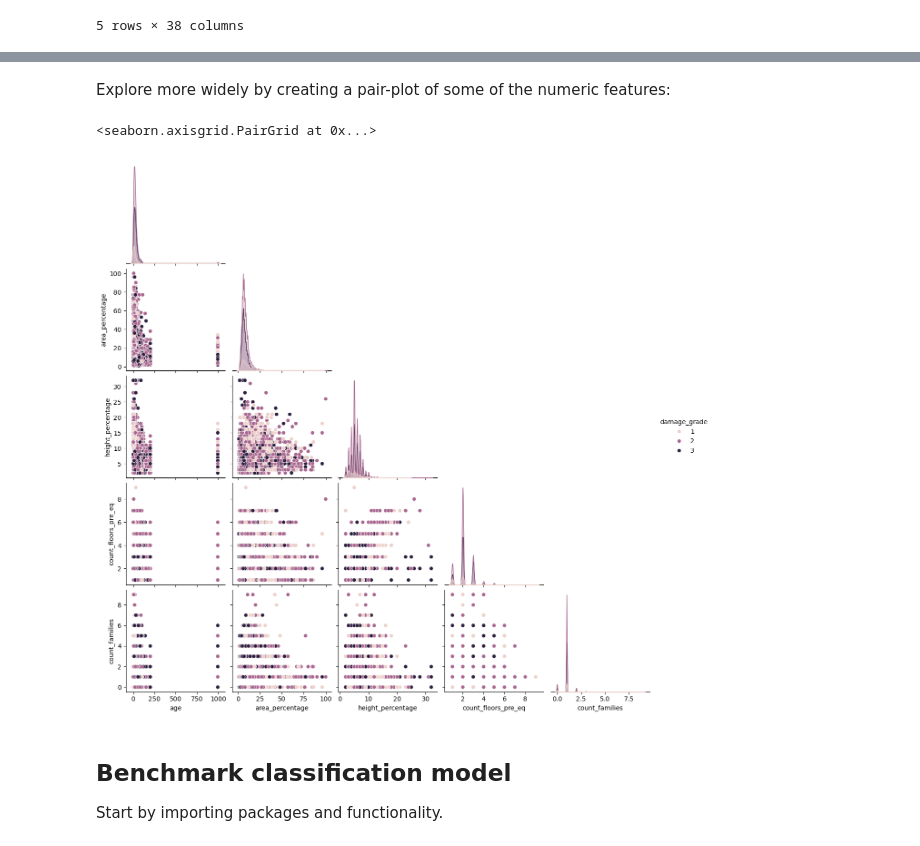
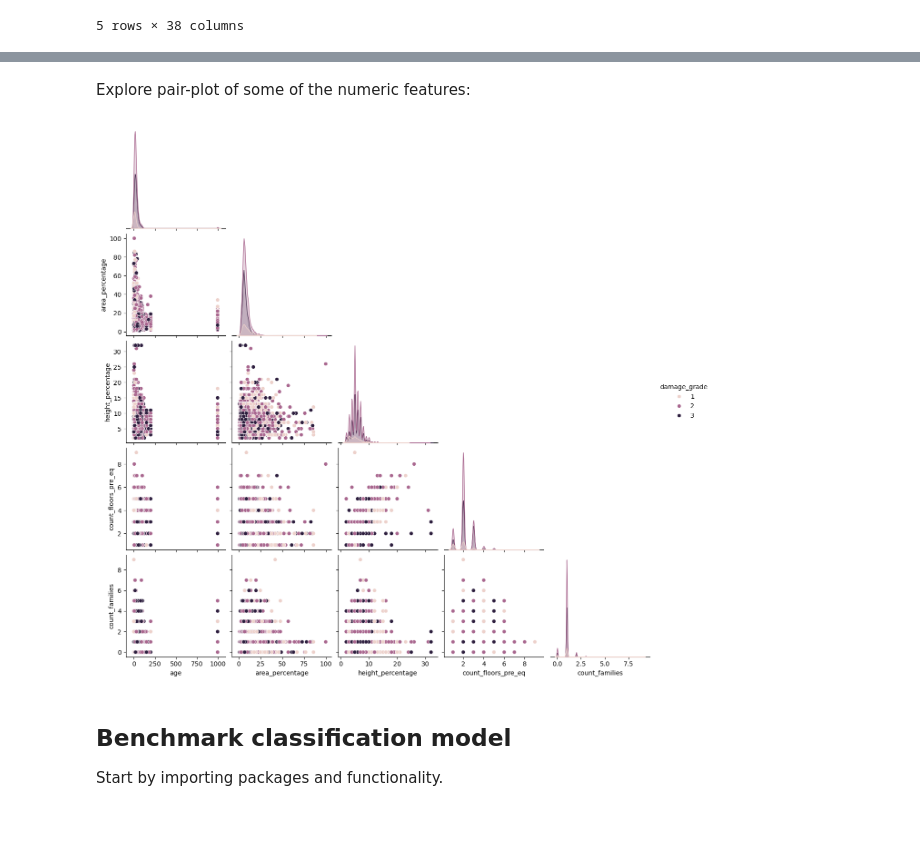
Before and after one commit to mj-datalab/edu-repo, a Jupyter notebook: ML_Applications/NepalEarthquake/benchmark_model.ipynb, the cells around one changed output, grey strips where cells are left out. Cells and saved outputs as stored; diff of their text form; code cells hidden in the pictures.

```diff
--- a/ML_Applications/NepalEarthquake/benchmark_model.ipynb
+++ b/ML_Applications/NepalEarthquake/benchmark_model.ipynb
@@ -26,5 +25,9 @@ SUB_DIR = Path('submissions')
+# %%
+# REPLACE WITH YOUR OWN PATHS
+DATA_DIR = "c:\\Users\\md82\\OneDrive - Anglia Ruskin University\\Documents\\Python_code\\edu-repo\\ML_Applications\\NepalEarthquake\\data\\raw"
+SUB_DIR = "c:\\Users\\md82\\OneDrive - Anglia Ruskin University\\Documents\\Python_code\\edu-repo\\ML_Applications\\NepalEarthquake\\submissions"
 # %% [markdown]
 Load training features and training labels, using the building_id feature as the index column.
 # %%
-train_values = pd.read_csv(DATA_DIR / 'train_values.csv', index_col='building_id')
-train_labels = pd.read_csv(DATA_DIR / 'train_labels.csv', index_col='building_id')
+train_values = pd.read_csv(DATA_DIR + '\\train_values.csv', index_col='building_id')
+train_labels = pd.read_csv(DATA_DIR + '\\train_labels.csv', index_col='building_id')
@@ -138,19 +105,20 @@ plot_damage_by_variable(var_to_plot)
 # %% [markdown]
-Explore more widely by creating a pair-plot of some of the numeric features:
+Explore pair-plot of some of the numeric features:
 # %%
 plot_features = ['age',
                 'area_percentage',
                 'height_percentage',
                 'count_floors_pre_eq',
                 'count_families']
 
 data_to_plot = train_values[plot_features]
 data_to_plot = data_to_plot.join(train_labels)
 
-sns.pairplot(data_to_plot, hue='damage_grade', corner=True)
+df_sample = data_to_plot.sample(frac=0.3, random_state=42)  # 30%
+sns.pairplot(df_sample, hue='damage_grade', corner=True)
+plt.show()
 # %% [output]
-<seaborn.axisgrid.PairGrid at 0x...>
-[figure, old version]
+[figure, new version]
 # %% [markdown]
 ## Benchmark classification model
 
```
Also changed, not shown: parts of 19 cells of this notebook.
